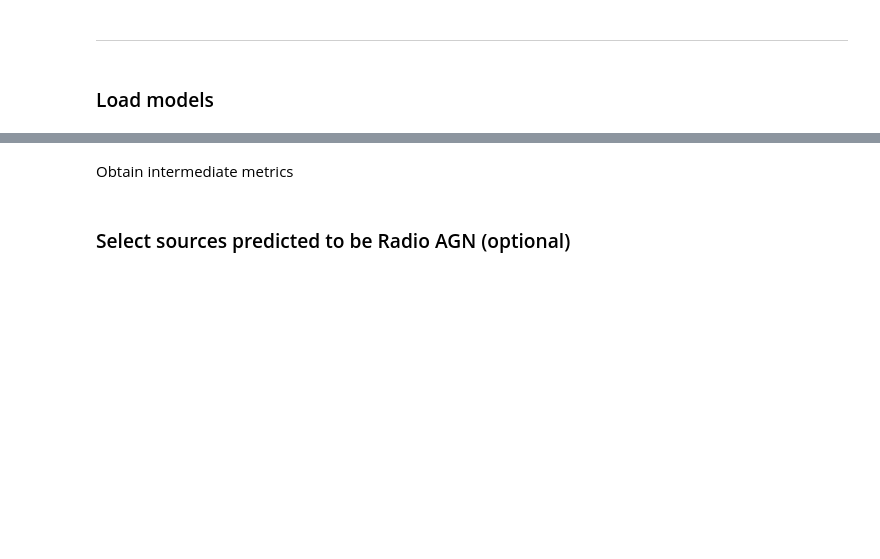
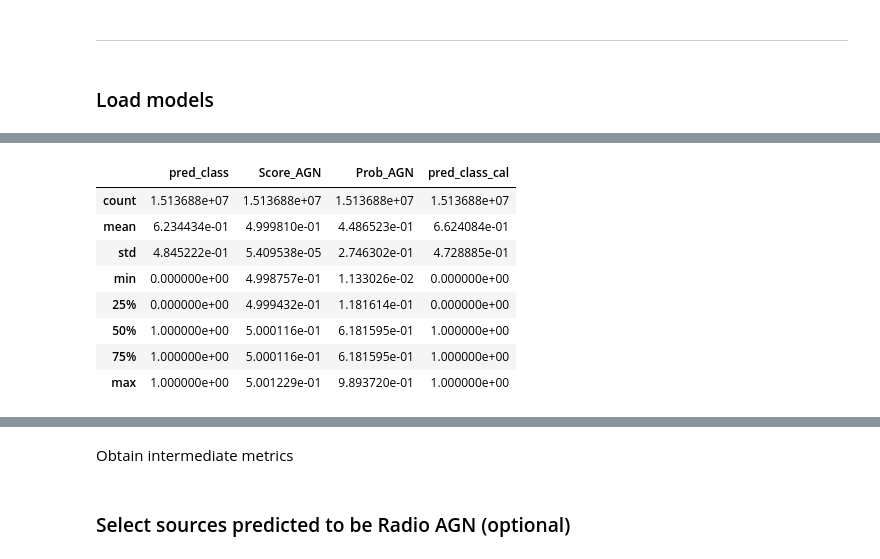
Before and after one commit to racarvajal/Pipeline_ML_6arcsec, a Jupyter notebook: ML_12.ipynb, the cells around one changed output, grey strips where cells are left out. Drawn from its saved outputs; the diff is of its cells as text; code cells hidden in the pictures; blank space fills up the shorter version.

```diff
--- a/ML_12.ipynb
+++ b/ML_12.ipynb
@@ -160,0 +220,2 @@ full_catalog_df['pred_prob_radio']    = (full_catalog_df.loc[:, 'Prob_radio'] >=
+# %%
+full_catalog_df = predict_z(full_catalog_df, redshift_reg_rAGN)
@@ -161 +248,13 @@ full_catalog_df['pred_prob_radio']    = (full_catalog_df.loc[:, 'Prob_radio'] >=
+# %%
+full_catalog_df.loc[:, ['pred_class', 'Score_AGN', 'Prob_AGN', 'pred_class_cal']].describe()
+# %% [output]
+|  | pred_class | Score_AGN | Prob_AGN | pred_class_cal |
+| count | 1.513688e+07 | 1.513688e+07 | 1.513688e+07 | 1.513688e+07 |
+| mean | 6.234434e-01 | 4.999810e-01 | 4.486523e-01 | 6.624084e-01 |
+| std | 4.845222e-01 | 5.409538e-05 | 2.746302e-01 | 4.728885e-01 |
+| min | 0.000000e+00 | 4.998757e-01 | 1.133026e-02 | 0.000000e+00 |
+| 25% | 0.000000e+00 | 4.999432e-01 | 1.181614e-01 | 0.000000e+00 |
+| 50% | 1.000000e+00 | 5.000116e-01 | 6.181595e-01 | 1.000000e+00 |
+| 75% | 1.000000e+00 | 5.000116e-01 | 6.181595e-01 | 1.000000e+00 |
+| max | 1.000000e+00 | 5.001229e-01 | 9.893720e-01 | 1.000000e+00 |
 # %%
```
Also changed, not shown: parts of 41 cells of this notebook.
